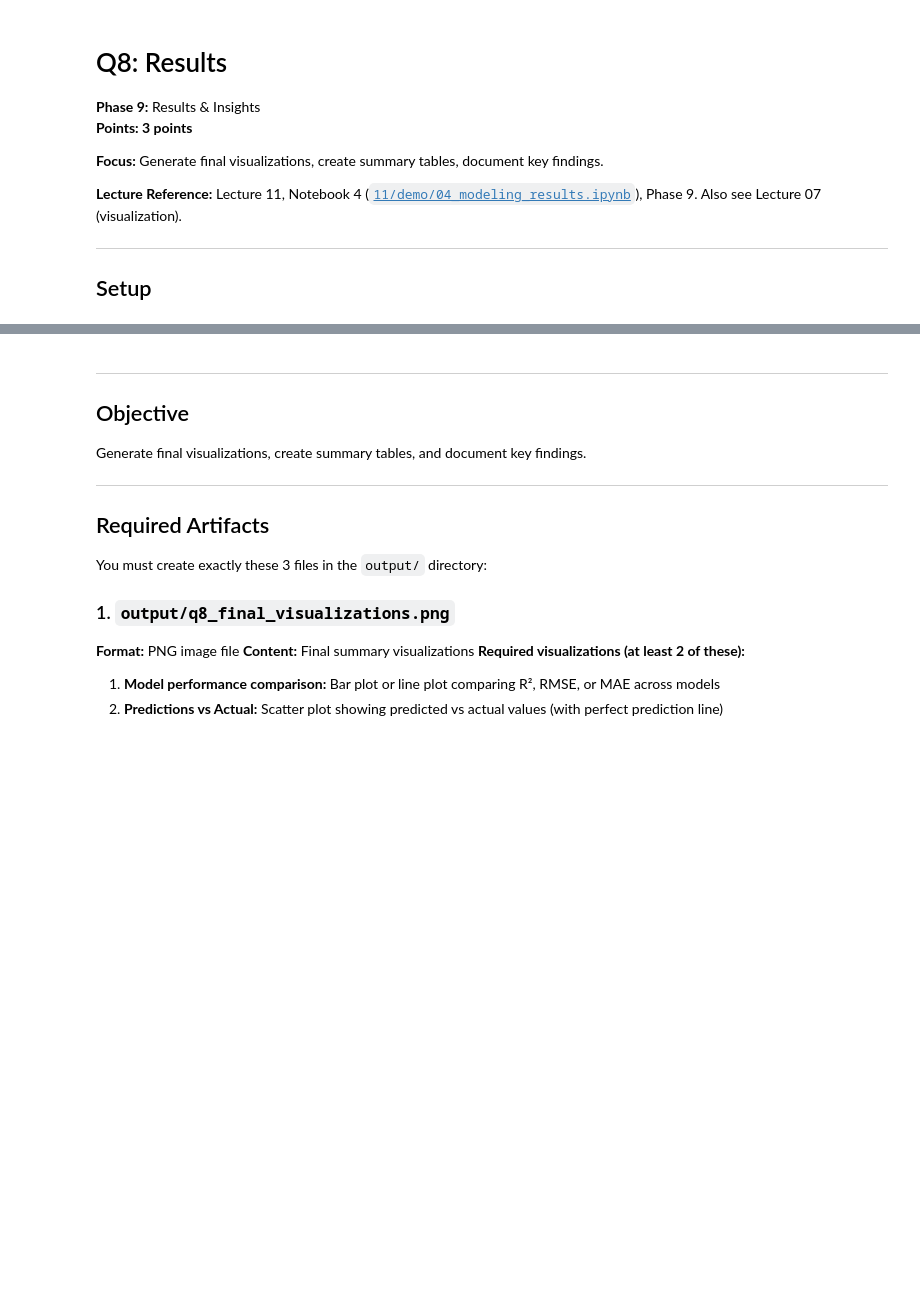
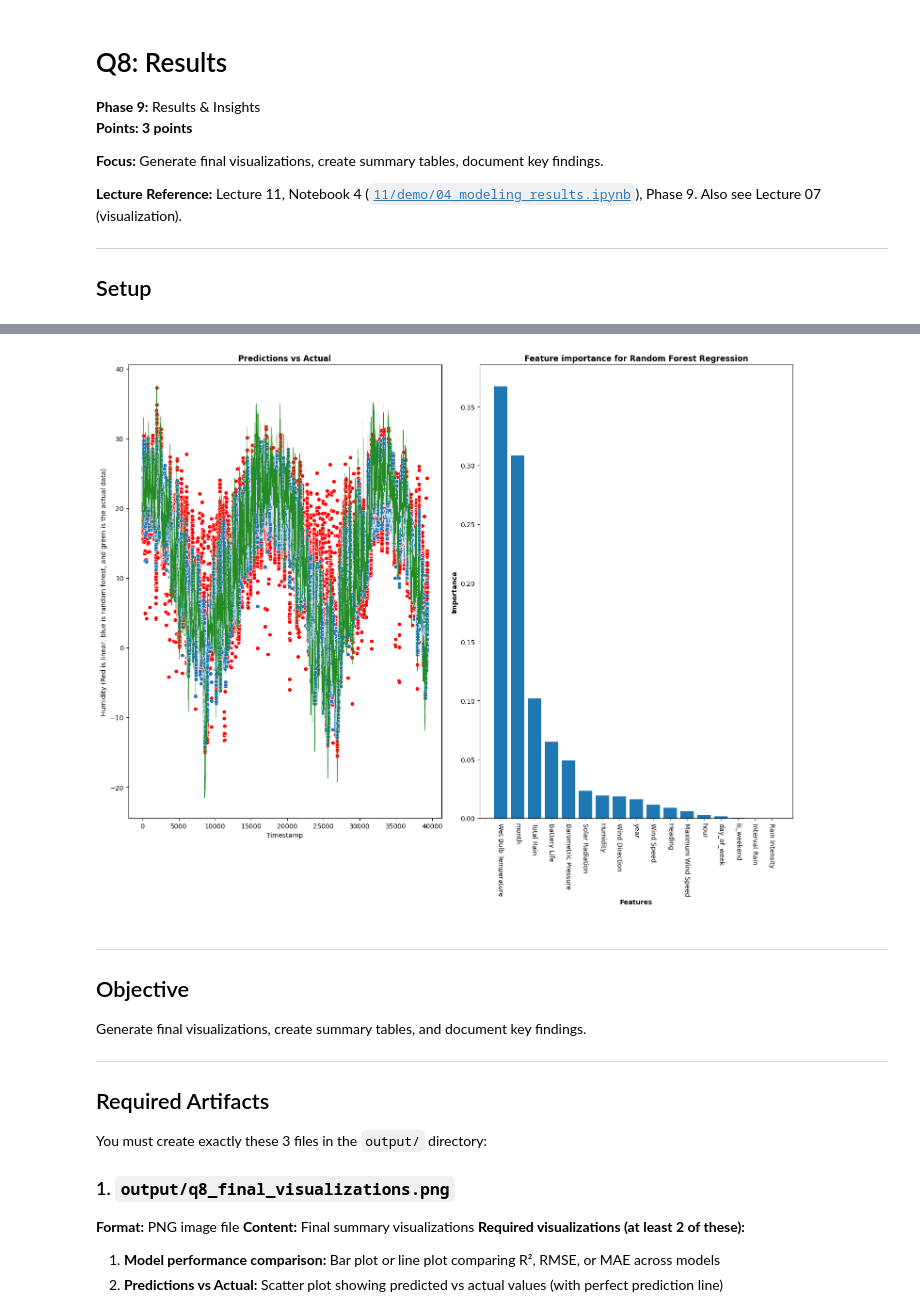
Before and after one commit to manal-ahmed1/ds217-11-final-manal-ahmed1, a Jupyter notebook: q8_results.ipynb, the cells around one changed output, grey strips where cells are left out. Saved outputs shown, nothing was run; the diff lists cells and outputs as text; code cells hidden in the pictures; blank space fills up the shorter version.

```diff
--- a/q8_results.ipynb
+++ b/q8_results.ipynb
@@ -27,0 +26,25 @@ FileNotFoundError: [Errno 2] No such file or directory: 'output/q7_model_metrics
+# %%
+fig, axes = plt.subplots(1, 2, figsize=(15, 12))
+
+axes[0].plot(predictions["timestamps"], predictions["actual"] ,color='forestgreen', linewidth=0.5)
+sns.scatterplot(data = predictions, x='timestamps', y='predicted_linear', color="red", ax=axes[0])
+sns.scatterplot(data = predictions, x='timestamps', y='predicted_random_forest', ax=axes[0])
+axes[0].set_title("Predictions vs Actual",fontweight="bold")
+axes[0].set_xlabel('Timestamp')
+axes[0].set_ylabel('Humidity (Red is linear, blue is random forest, and green is the actual data)')
+
+
+axes[1].bar(feature_importance["feature"], feature_importance["importance"])
+axes[1].set_title("Feature importance for Random Forest Regression",fontweight="bold")
+axes[1].set_xlabel("Features",fontweight="bold")
+axes[1].set_ylabel("Importance",fontweight="bold")
+axes[1].set_xticklabels(feature_importance["feature"],rotation = 270)
+
+plt.tight_layout()
+
+
+plt.savefig('output/q8_final_visualizations.png', dpi=300, bbox_inches='tight')
+
+#Feature importance:** Bar plot showing top N features by importance
+# %% [output]
+[figure, added]
```
Also changed, not shown: parts of 3 cells of this notebook, 3 other files.
